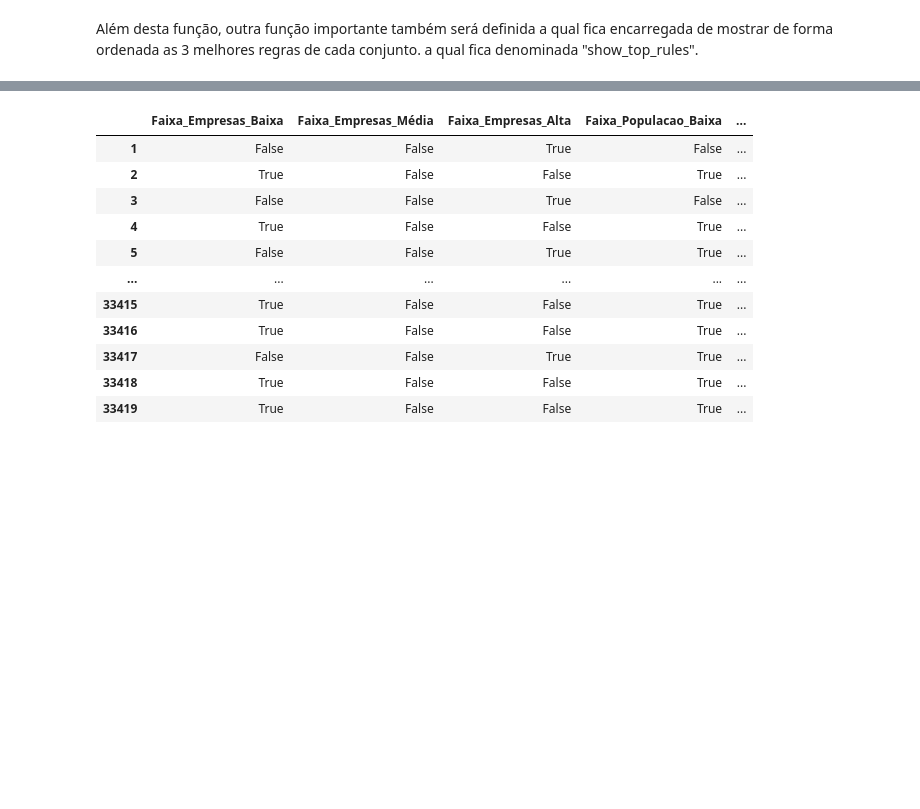
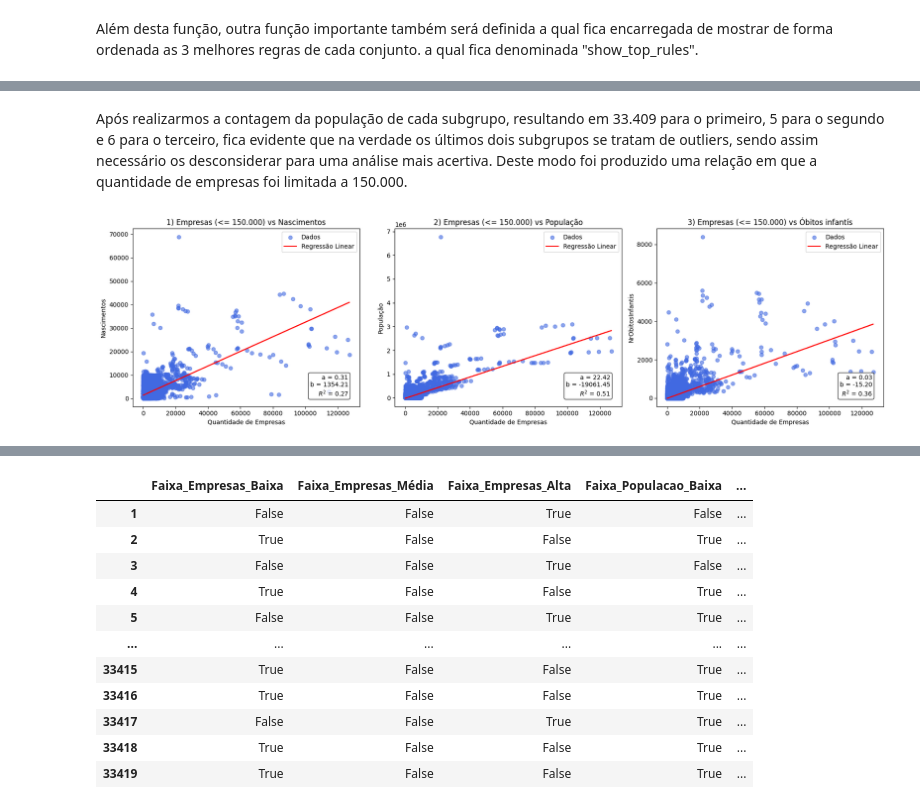
Before and after one commit to anaC-Fernandes/ProjetoDados, a Jupyter notebook: Notebooks/Dataset_Economia.ipynb, the cells around one changed output, grey strips where cells are left out. Drawn from its saved outputs; the diff is of its cells as text; code cells hidden in the pictures; blank space fills up the shorter version.

```diff
--- a/Notebooks/Dataset_Economia.ipynb
+++ b/Notebooks/Dataset_Economia.ipynb
@@ -360,0 +347,19 @@ Com as funções que usaremos ja definidas, faremos o tratamento dos dados da fo
+# %% [markdown]
+Após realizarmos a contagem da população de cada subgrupo, resultando em 33.409 para o primeiro, 5 para o segundo e 6 para o terceiro, fica evidente que na verdade os últimos dois subgrupos se tratam de outliers, sendo assim necessário os desconsiderar para uma análise mais acertiva. Deste modo foi produzido uma relação em que a quantidade de empresas foi limitada a 150.000.
+# %%
+# Preparar os dados para os três gráficos
+x1, y1 = preparar_dados(df, 'QtEmpresas', 'NrNascimentos', filtro_x=(0, 150000))
+x2, y2 = preparar_dados(df, 'QtEmpresas', 'Populacao', filtro_x=(0, 150000))
+x3, y3 = preparar_dados(df, 'QtEmpresas', 'NrObitosInfantis', filtro_x=(0, 150000))
+
+# Criar os três gráficos lado a lado
+fig, axs = plt.subplots(1, 3, figsize=(18, 5))
+
+plot_scatter_with_regression(axs[0], x1, y1, "1) Empresas (<= 150.000) vs Nascimentos", "Quantidade de Empresas", "Nascimentos")
+plot_scatter_with_regression(axs[1], x2, y2, "2) Empresas (<= 150.000) vs População", "Quantidade de Empresas", "População")
+plot_scatter_with_regression(axs[2], x3, y3, "3) Empresas (<= 150.000) vs Óbitos infantís", "Quantidade de Empresas", "NrObitosInfantis")
+
+plt.tight_layout()
+plt.show()
+# %% [output]
+[figure, added]
```
Also changed, not shown: parts of 41 cells of this notebook.
